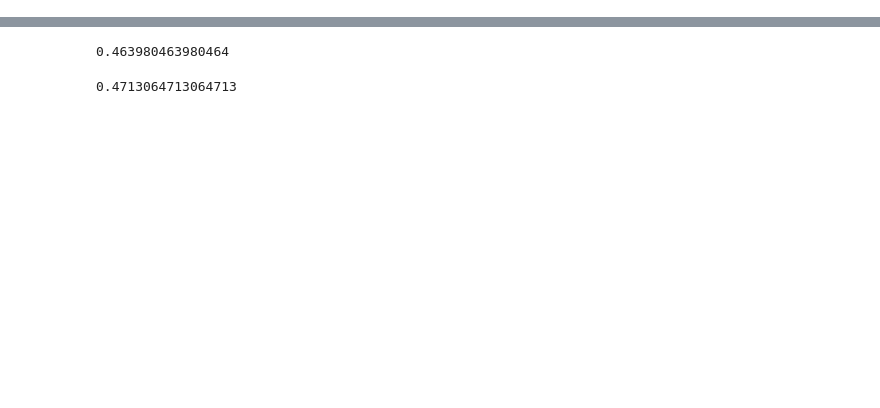
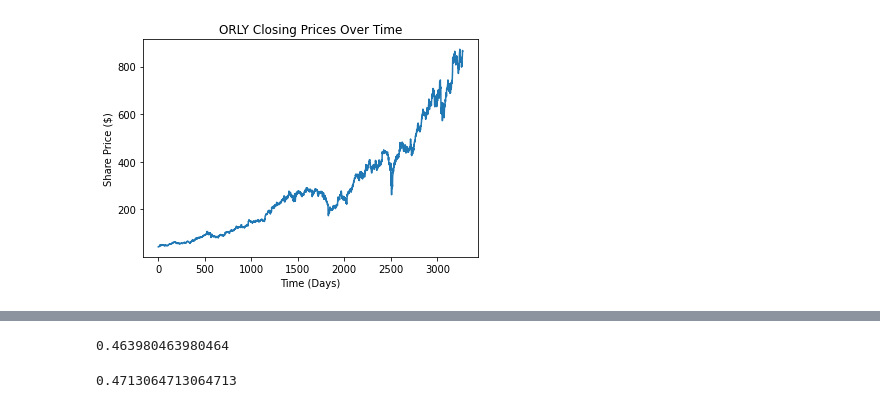
Before and after one commit to daelonkingore/Stock-Prediction-Data-Mining, a Jupyter notebook: project.ipynb, the cells around one changed output, grey strips where cells are left out. Cells and saved outputs as stored; diff of their text form; code cells hidden in the pictures; blank space fills up the shorter version.

```diff
--- a/project.ipynb
+++ b/project.ipynb
@@ -39,0 +50,9 @@ xTrain, xTest, yTrain, yTest = train_test_split(dataStandardized, y, test_size=0
+# %%
+# view our starting data
+plt.plot(data['Close'])
+plt.title("ORLY Closing Prices Over Time")
+plt.xlabel("Time (Days)")
+plt.ylabel("Share Price ($)")
+plt.show()
+# %% [output]
+[figure, added]
```
Also changed, not shown: parts of 7 cells of this notebook.
